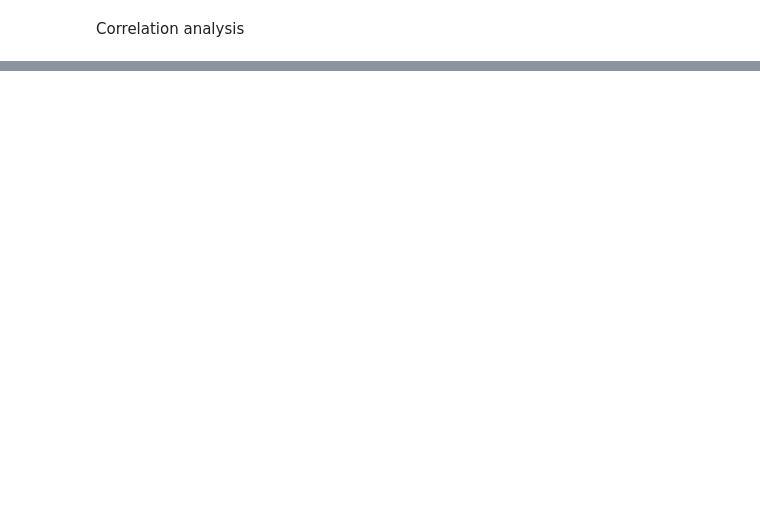
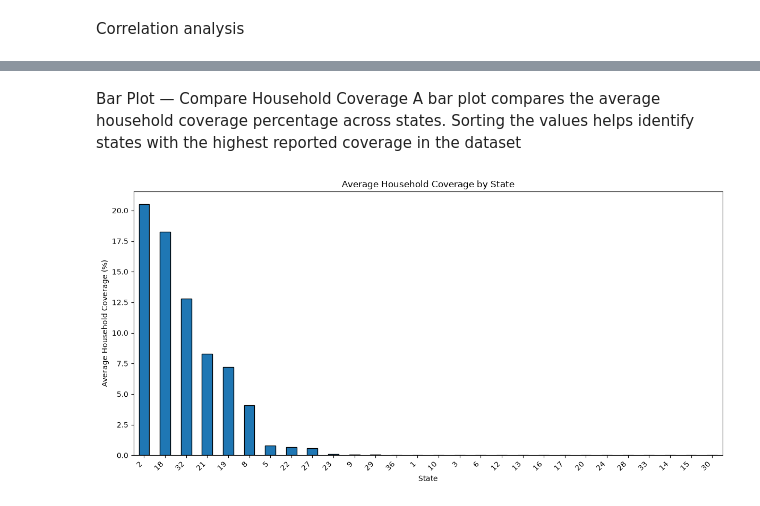
Before and after one commit to reginamary1995-max/Final-Project---Entry-App, a Jupyter notebook: Solid Waste management.ipynb, the cells around one changed output, grey strips where cells are left out. Drawn from its saved outputs; the diff is of its cells as text; code cells hidden in the pictures; blank space fills up the shorter version.

```diff
--- a/Solid Waste management.ipynb
+++ b/Solid Waste management.ipynb
@@ -649,0 +659,25 @@ display(correlation_matrix.round(2))
+# %% [markdown]
+Bar Plot — Compare Household Coverage
+A bar plot compares the average household coverage percentage across states. Sorting the values helps identify states with the highest reported coverage in the dataset
+# %%
+hhs_covered_per = "Households Covered(%) (hhs_covered_per)"
+state_code = "State Code (state_code)"
+
+# Calculate average coverage by state
+state_coverage = (
+    df.groupby(state_code)[hhs_covered_per]
+    .mean()
+    .sort_values(ascending=False)
+)
+
+plt.figure(figsize=(12, 6))
+state_coverage.plot(kind="bar", edgecolor="black")
+
+plt.title("Average Household Coverage by State")
+plt.xlabel("State")
+plt.ylabel("Average Household Coverage (%)")
+plt.xticks(rotation=45, ha="right")
+plt.tight_layout()
+plt.show()
+# %% [output]
+[figure, added]
```
Also changed, not shown: parts of 29 cells of this notebook.
